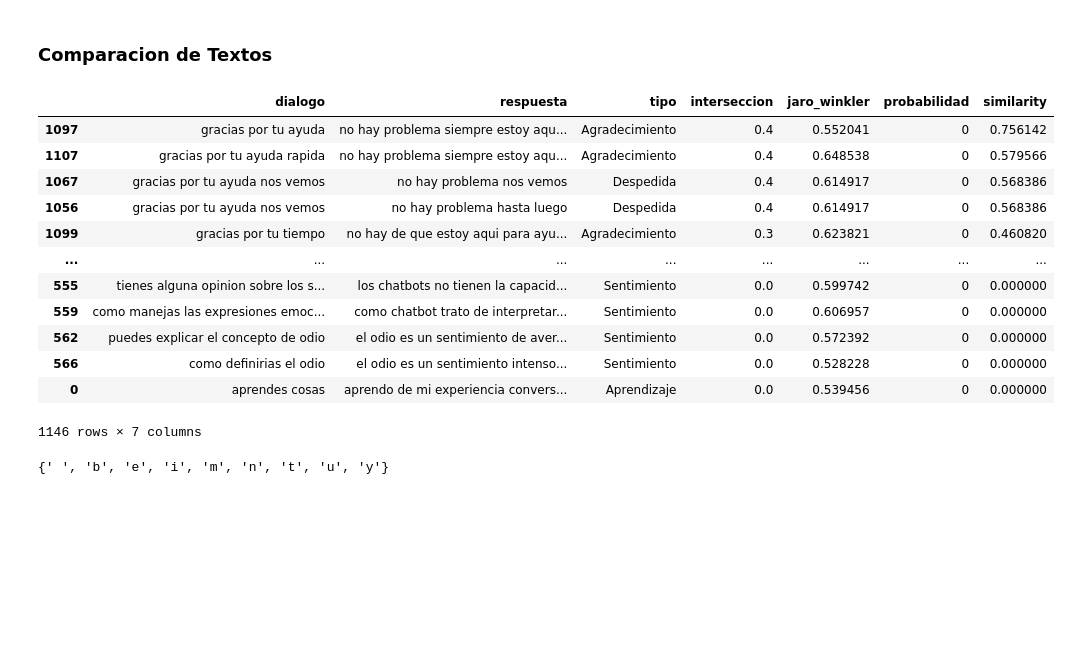
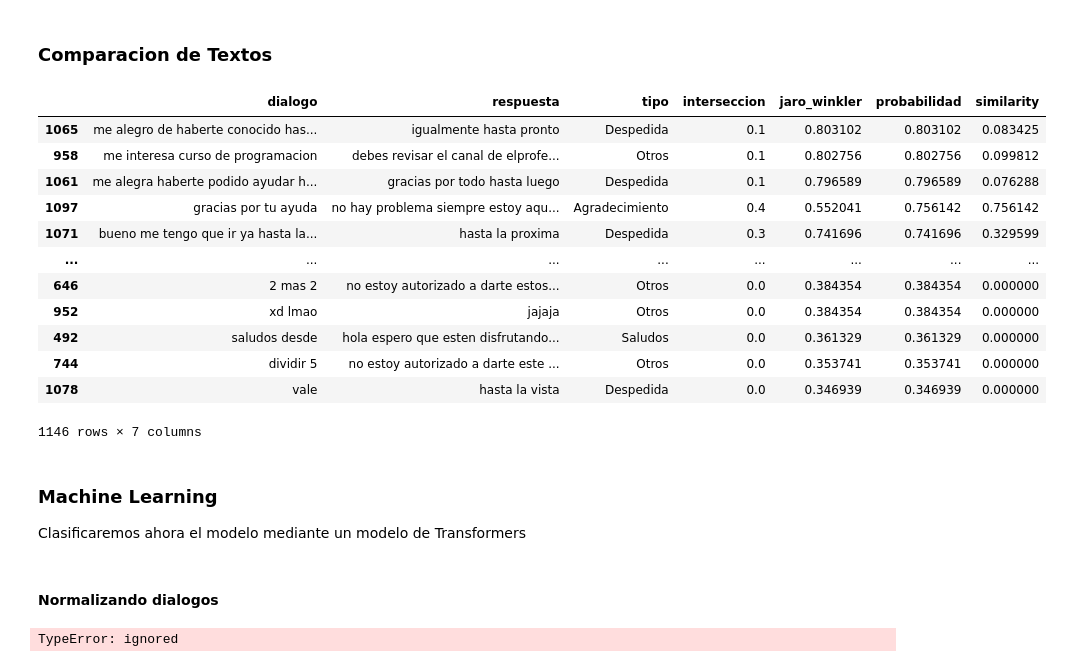
Before and after one commit to Bigote93/Chatbot_Alura_Sprint1, a Jupyter notebook: Chatbot_Inteligente_Alura_Sprint1.ipynb, the cells around one changed output. Drawn from its saved outputs; the diff is of its cells as text; code cells hidden in the pictures; blank space fills up the shorter version.

Commit message:
Funcion normalizada casi completa

```diff
--- a/Chatbot_Inteligente_Alura_Sprint1.ipynb
+++ b/Chatbot_Inteligente_Alura_Sprint1.ipynb
@@ -133,12 +138,14 @@ tratamiento_texto('¡Buen día!, ¿Cómo está todo hoy?')
 def tratamiento_texto(texto):
 
   # Convertimos el texto a minúsculas.
-  texto_minusculas = texto.lower()
+  if texto is not None:
+    texto_minusculas = texto.lower()
+    # Eliminamos los caracteres con tildes.
+    texto_tratado = texto_minusculas.replace("á", "a").replace("é", "e").replace("í", "i").replace("ó", "o").replace("ú", "u")
+    return texto_tratado
+  else:
+    return f'{texto}'
 
-  # Eliminamos los caracteres con tildes.
-  texto_tratado = texto_minusculas.replace("á", "a").replace("é", "e").replace("í", "i").replace("ó", "o").replace("ú", "u")
 
-  return texto_tratado
-
-tratamiento_texto('¡Buen día!, ¿Cómo está todo hoy?')
+tratamiento_texto('Deseo comerme el mundo')
 # %% [output]
@@ -292,7 +345,9 @@ df_dialogo.sample(5)
 ### Comparacion de Textos
 # %%
 # Funcion para verificar si el usuario inicio un dialogo
-def dialogo(pregunta_usuario, df_registros):
+def dialogo(pregunta_usuario, df):
+
+  df_registros = df.copy()
 
   # Al igual que la normalizacion de preguntas, eliminamos caracteres como normalizados
   pregunta_user_tratada = re.sub(
@@ -305,7 +360,7 @@ def dialogo(pregunta_usuario, df_registros):
   vectorizador = TfidfVectorizer()
   tfidf_matrix = vectorizador.fit_transform(df_dialogo['dialogo'])
 
-  # Funcion interseccion
+  # Funcion interseccion: Cantidad de palabras en comun
   def interseccion(texto_user, texto_comparar):
 
     #Transformamos a Set un string
@@ -317,7 +372,7 @@ def dialogo(pregunta_usuario, df_registros):
 
     return per_words_commun
 
-  # Funcion similarity
+  # Funcion similarity valor de similitud matematica
   def similarity(texto_user, texto_comparar):
 
     # Transformamos y obtenemos la union entre los registros
@@ -336,40 +391,30 @@ def dialogo(pregunta_usuario, df_registros):
     df_registros.at[idx, 'interseccion'] = interseccion(pregunta_user_tratada, row['dialogo'])
     df_registros.at[idx, 'jaro_winkler'] = jellyfish.jaro_winkler_similarity(pregunta_user_tratada,row['dialogo'])
     df_registros.at[idx, 'similarity'] = similarity(pregunta_user_tratada, row['dialogo'])
+    df_registros.at[idx, 'probabilidad'] = max(df_registros.at[idx, 'interseccion'], df_registros.at[idx, 'similarity'], df_registros.at[idx, 'jaro_winkler'])
 
   return df_registros
 # %%
-
+# Ejemplo:
 
 df_registros = dialogo('Me tengo que retirar a comer, gracias por tu ayuda', df_dialogo)
 
-df_registros.sort_values(by = 'similarity', ascending=False)
+df_registros.sort_values(by = 'probabilidad', ascending=False)
 # %% [output]
 |  | dialogo | respuesta | tipo | interseccion | jaro_winkler | probabilidad | similarity |
-| 1097 | gracias por tu ayuda | no hay problema siempre estoy aqu... | Agradecimiento | 0.4 | 0.552041 | 0 | 0.756142 |
-| 1107 | gracias por tu ayuda rapida | no hay problema siempre estoy aqu... | Agradecimiento | 0.4 | 0.648538 | 0 | 0.579566 |
-| 1067 | gracias por tu ayuda nos vemos | no hay problema nos vemos | Despedida | 0.4 | 0.614917 | 0 | 0.568386 |
-| 1056 | gracias por tu ayuda nos vemos | no hay problema hasta luego | Despedida | 0.4 | 0.614917 | 0 | 0.568386 |
-| 1099 | gracias por tu tiempo | no hay de que estoy aqui para ayu... | Agradecimiento | 0.3 | 0.623821 | 0 | 0.460820 |
+| 1065 | me alegro de haberte conocido has... | igualmente hasta pronto | Despedida | 0.1 | 0.803102 | 0.803102 | 0.083425 |
+| 958 | me interesa curso de programacion | debes revisar el canal de elprofe... | Otros | 0.1 | 0.802756 | 0.802756 | 0.099812 |
+| 1061 | me alegra haberte podido ayudar h... | gracias por todo hasta luego | Despedida | 0.1 | 0.796589 | 0.796589 | 0.076288 |
+| 1097 | gracias por tu ayuda | no hay problema siempre estoy aqu... | Agradecimiento | 0.4 | 0.552041 | 0.756142 | 0.756142 |
+| 1071 | bueno me tengo que ir ya hasta la... | hasta la proxima | Despedida | 0.3 | 0.741696 | 0.741696 | 0.329599 |
 | ... | ... | ... | ... | ... | ... | ... | ... |
-| 555 | tienes alguna opinion sobre los s... | los chatbots no tienen la capacid... | Sentimiento | 0.0 | 0.599742 | 0 | 0.000000 |
-| 559 | como manejas las expresiones emoc... | como chatbot trato de interpretar... | Sentimiento | 0.0 | 0.606957 | 0 | 0.000000 |
-| 562 | puedes explicar el concepto de odio | el odio es un sentimiento de aver... | Sentimiento | 0.0 | 0.572392 | 0 | 0.000000 |
-| 566 | como definirias el odio | el odio es un sentimiento intenso... | Sentimiento | 0.0 | 0.528228 | 0 | 0.000000 |
-| 0 | aprendes cosas | aprendo de mi experiencia convers... | Aprendizaje | 0.0 | 0.539456 | 0 | 0.000000 |
+| 646 | 2 mas 2 | no estoy autorizado a darte estos... | Otros | 0.0 | 0.384354 | 0.384354 | 0.000000 |
+| 952 | xd lmao | jajaja | Otros | 0.0 | 0.384354 | 0.384354 | 0.000000 |
+| 492 | saludos desde | hola espero que esten disfrutando... | Saludos | 0.0 | 0.361329 | 0.361329 | 0.000000 |
+| 744 | dividir 5 | no estoy autorizado a darte este ... | Otros | 0.0 | 0.353741 | 0.353741 | 0.000000 |
+| 1078 | vale | hasta la vista | Despedida | 0.0 | 0.346939 | 0.346939 | 0.000000 |
 1146 rows × 7 columns
-# %%
-
-# Cadenas de texto
-texto1 = 'hola como estas'
-texto2 = 'muy bien y tu'
-
-user_text = set(texto1)
-
-
-df_text = set(texto2)
-
-
-df_text
-# %% [output]
-{' ', 'b', 'e', 'i', 'm', 'n', 't', 'u', 'y'}
+# %% [markdown]
+### Machine Learning
+
+Clasificaremos ahora el modelo mediante un modelo de Transformers
@@ -375,0 +431,14 @@ df_text
+# %% [markdown]
+#### Normalizando dialogos
+# %%
+# Normalizando frases
+label_encoder = LabelEncoder()
+
+# Normalizar cada dialogo
+df_dialogo['palabras'] = df_dialogo['dialogo'].apply(lambda x: ' '.join(list(normalizar(x))))
+df_dialogo['tipo_num'] = label_encoder.fit_transform(df_dialogo['tipo'])
+df_dialogo = df_dialogo[df_dialogo.palabras.values!='']
+
+df_dialogo
+# %% [output]
+TypeError: ignored
```
Also changed, not shown: parts of 10 cells of this notebook.
